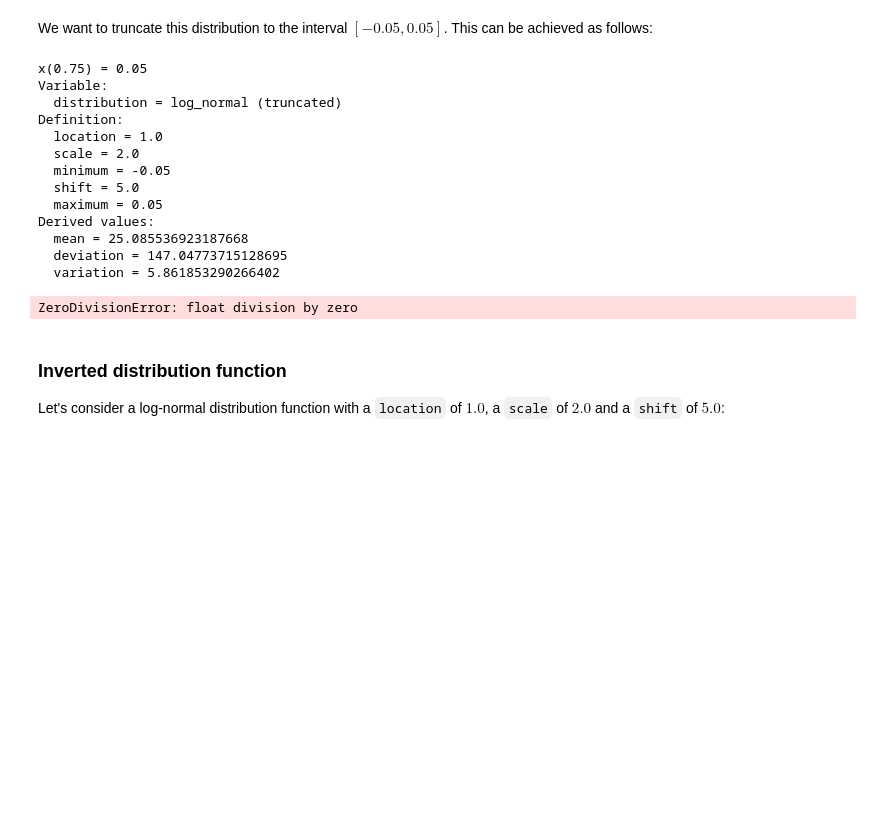
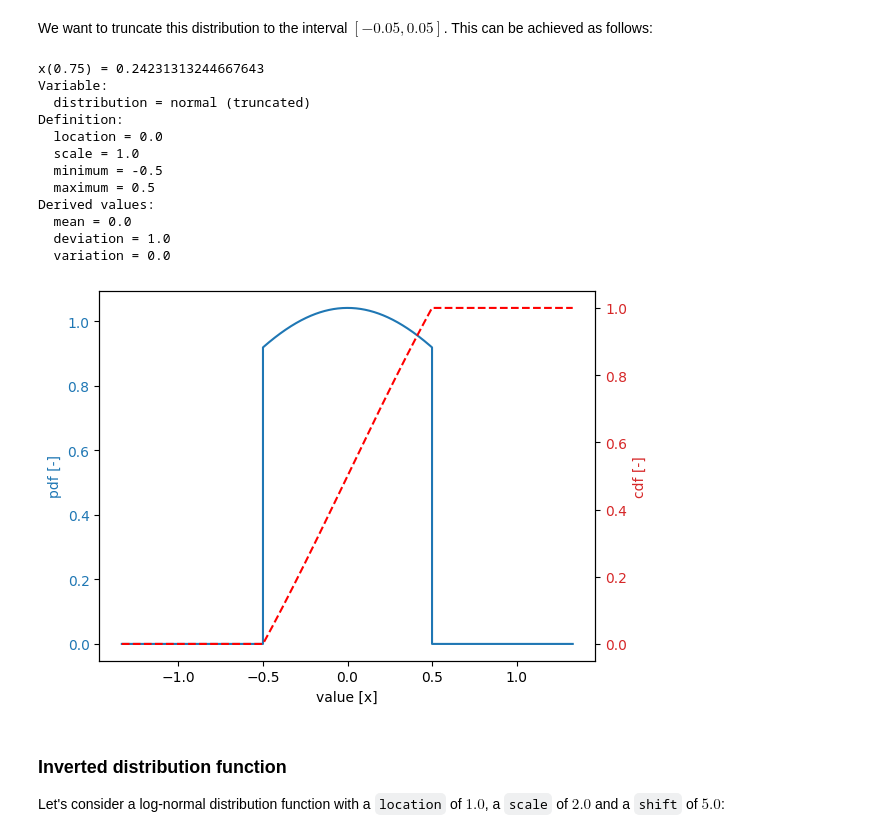
Before and after one commit to Deltares/ProbabilisticLibrary, a Jupyter notebook: sources/Deltares.Probabilistic.PWrapper.Notebooks/operations_on_distribution_functions.ipynb, the cells around one changed output. Drawn from its saved outputs; the diff is of its cells as text; code cells hidden in the pictures; blank space fills up the shorter version.

```diff
--- a/sources/Deltares.Probabilistic.PWrapper.Notebooks/operations_on_distribution_functions.ipynb
+++ b/sources/Deltares.Probabilistic.PWrapper.Notebooks/operations_on_distribution_functions.ipynb
@@ -136,29 +136,28 @@ x(0.75) = 0.6744897501960817
 We want to truncate this distribution to the interval $[-0.05, 0.05]$. This can be achieved as follows:
 # %%
 stochast.truncated = True
-stochast.minimum = -0.05
-stochast.maximum = 0.05
+stochast.minimum = -0.5
+stochast.maximum = 0.5
 
 p = 0.75
 print(f"x({p}) = {stochast.get_quantile(p)}")
 
 stochast.print()
 stochast.plot()
 # %% [output]
-x(0.75) = 0.05
+x(0.75) = 0.24231313244667643
 Variable:
-  distribution = log_normal (truncated)
+  distribution = normal (truncated)
 Definition:
-  location = 1.0
-  scale = 2.0
-  minimum = -0.05
-  shift = 5.0
-  maximum = 0.05
+  location = 0.0
+  scale = 1.0
+  minimum = -0.5
+  maximum = 0.5
 Derived values:
-  mean = 25.085536923187668
-  deviation = 147.04773715128695
-  variation = 5.861853290266402
+  mean = 0.0
+  deviation = 1.0
+  variation = 0.0
-ZeroDivisionError: float division by zero
+[figure, added]
 # %% [markdown]
 ### Inverted distribution function
 
```
Also changed, not shown: 15 other files.
